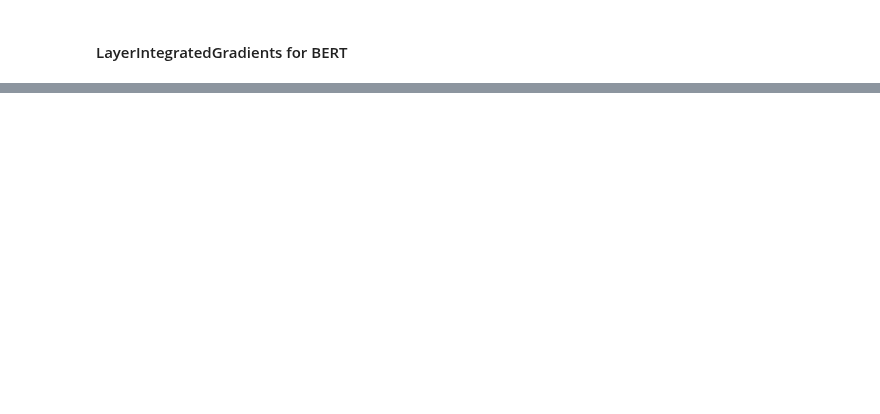
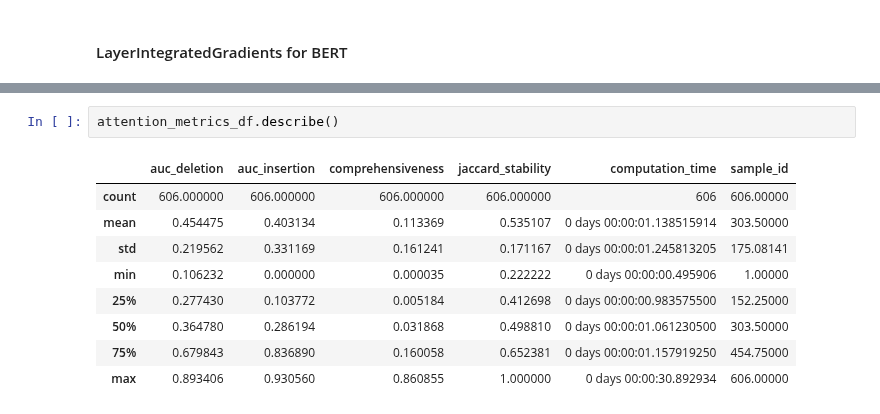
Before and after one commit to RationalEar/spam-detection, a Jupyter notebook: explainability/BERT_Explain_2.ipynb, the cells around one changed output, grey strips where cells are left out. Drawn from its saved outputs; the diff is of its cells as text; blank space fills up the shorter version.

```diff
--- a/explainability/BERT_Explain_2.ipynb
+++ b/explainability/BERT_Explain_2.ipynb
@@ -218,3 +275,15 @@ attention_metrics_df
+# %%
+attention_metrics_df.describe()
+# %% [output]
+|  | auc_deletion | auc_insertion | comprehensiveness | jaccard_stability | computation_time | sample_id |
+| count | 606.000000 | 606.000000 | 606.000000 | 606.000000 | 606 | 606.00000 |
+| mean | 0.454475 | 0.403134 | 0.113369 | 0.535107 | 0 days 00:00:01.138515914 | 303.50000 |
+| std | 0.219562 | 0.331169 | 0.161241 | 0.171167 | 0 days 00:00:01.245813205 | 175.08141 |
+| min | 0.106232 | 0.000000 | 0.000035 | 0.222222 | 0 days 00:00:00.495906 | 1.00000 |
+| 25% | 0.277430 | 0.103772 | 0.005184 | 0.412698 | 0 days 00:00:00.983575500 | 152.25000 |
+| 50% | 0.364780 | 0.286194 | 0.031868 | 0.498810 | 0 days 00:00:01.061230500 | 303.50000 |
+| 75% | 0.679843 | 0.836890 | 0.160058 | 0.652381 | 0 days 00:00:01.157919250 | 454.75000 |
+| max | 0.893406 | 0.930560 | 0.860855 | 1.000000 | 0 days 00:00:30.892934 | 606.00000 |
 # %%
 # Create comprehensive results summary
 import pandas as pd
```
Also changed, not shown: parts of 16 cells of this notebook, 3 other files.
